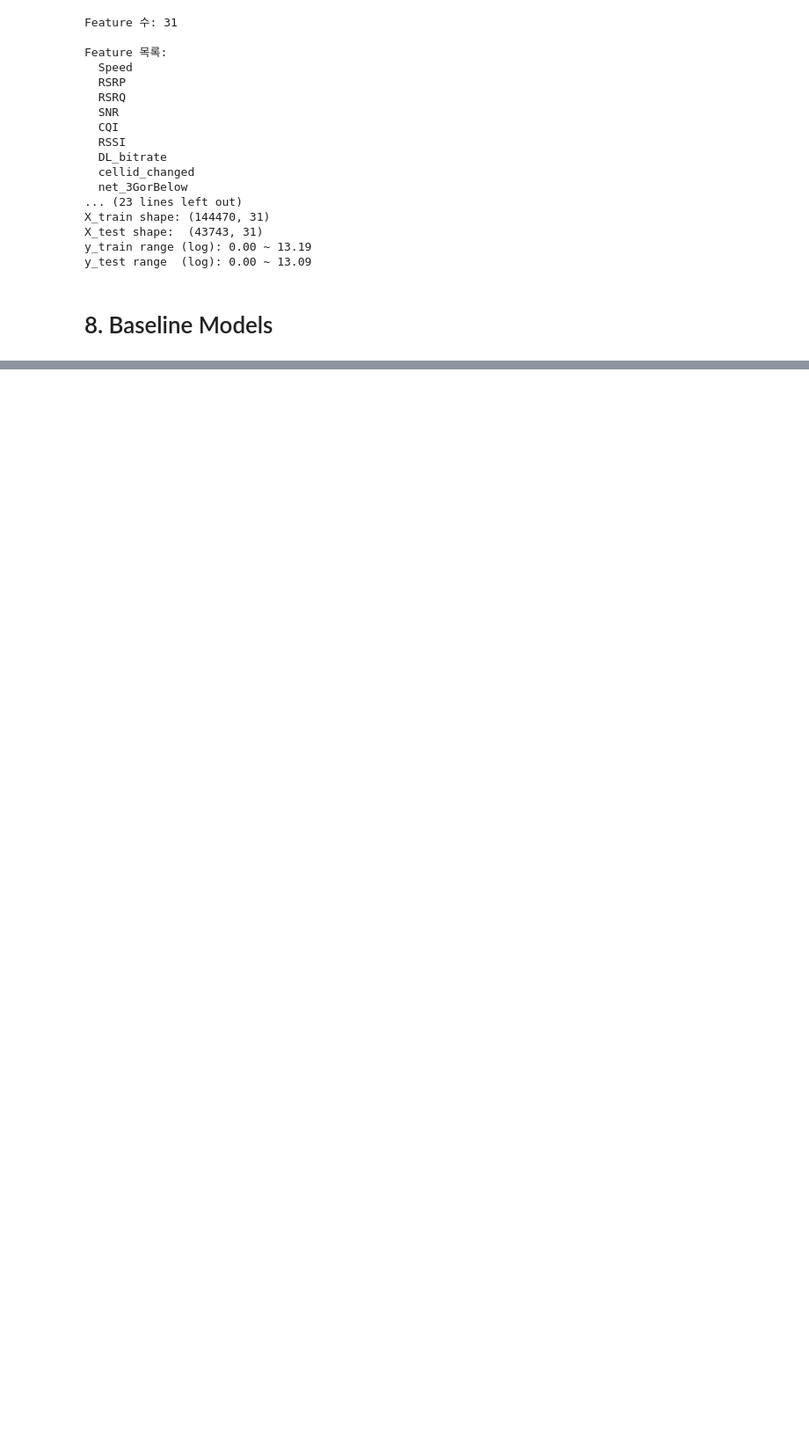
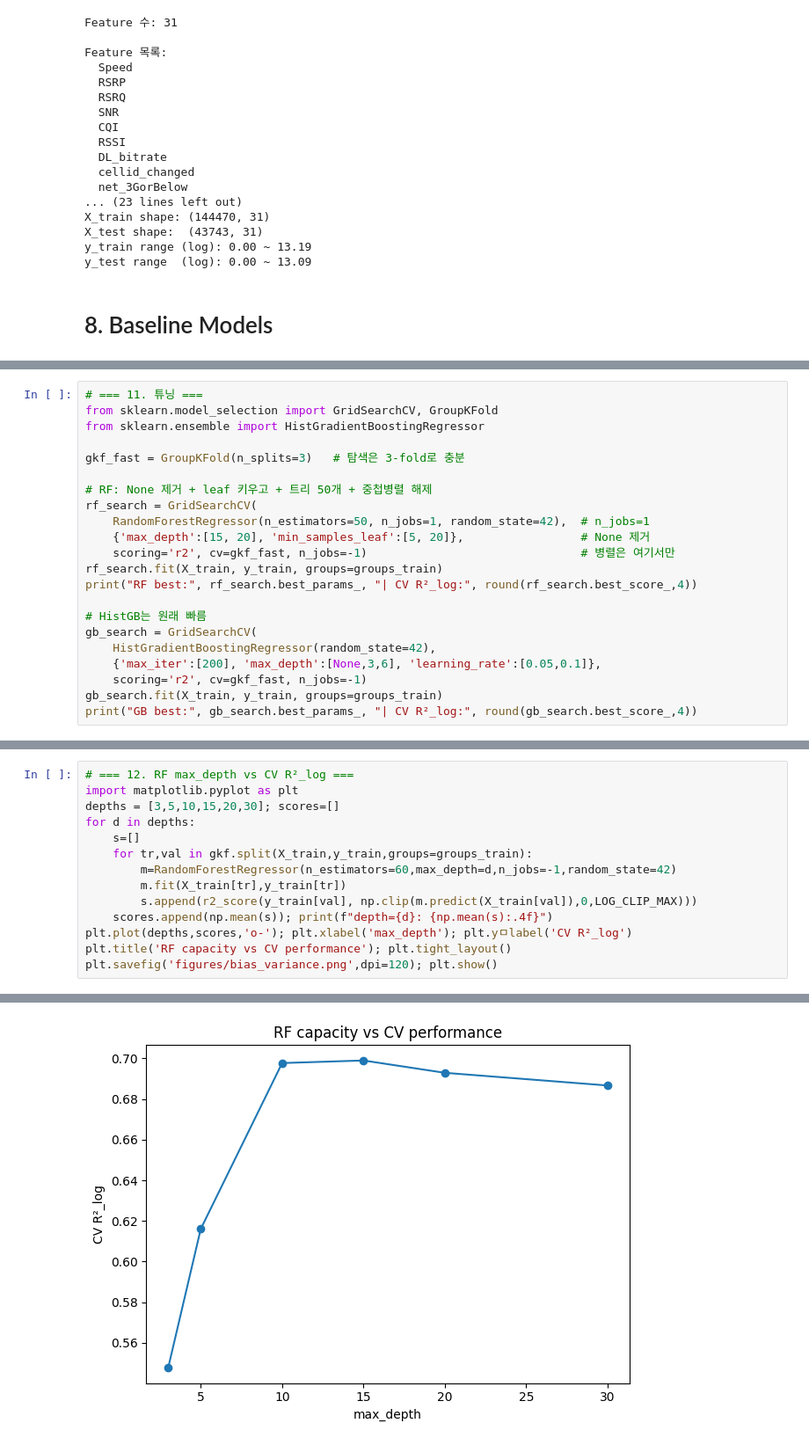
Before and after one commit to westiion/5g-throughput-prediction, a Jupyter notebook: 5g-throughput-prediction.ipynb, the cells around one changed output, grey strips where cells are left out. Shown at 88% size. Drawn from its saved outputs; the diff is of its cells as text; blank space fills up the shorter version.

```diff
--- a/5g-throughput-prediction.ipynb
+++ b/5g-throughput-prediction.ipynb
@@ -828,0 +709,22 @@ Persistence baseline 2.039675e+04  6839.445283    0.787939  4.119178 0.158447
+# %%
+# === 11. 튜닝 ===
+from sklearn.model_selection import GridSearchCV, GroupKFold
+from sklearn.ensemble import HistGradientBoostingRegressor
+
+gkf_fast = GroupKFold(n_splits=3)   # 탐색은 3-fold로 충분
+
+# RF: None 제거 + leaf 키우고 + 트리 50개 + 중첩병렬 해제
+rf_search = GridSearchCV(
+    RandomForestRegressor(n_estimators=50, n_jobs=1, random_state=42),  # n_jobs=1
+    {'max_depth':[15, 20], 'min_samples_leaf':[5, 20]},                 # None 제거
+    scoring='r2', cv=gkf_fast, n_jobs=-1)                               # 병렬은 여기서만
+rf_search.fit(X_train, y_train, groups=groups_train)
+print("RF best:", rf_search.best_params_, "| CV R²_log:", round(rf_search.best_score_,4))
+
+# HistGB는 원래 빠름
+gb_search = GridSearchCV(
+    HistGradientBoostingRegressor(random_state=42),
+    {'max_iter':[200], 'max_depth':[None,3,6], 'learning_rate':[0.05,0.1]},
+    scoring='r2', cv=gkf_fast, n_jobs=-1)
+gb_search.fit(X_train, y_train, groups=groups_train)
+print("GB best:", gb_search.best_params_, "| CV R²_log:", round(gb_search.best_score_,4))
@@ -828,0 +750,15 @@ Persistence baseline 2.039675e+04  6839.445283    0.787939  4.119178 0.158447
+# %%
+# === 12. RF max_depth vs CV R²_log ===
+import matplotlib.pyplot as plt
+depths = [3,5,10,15,20,30]; scores=[]
+for d in depths:
+    s=[]
+    for tr,val in gkf.split(X_train,y_train,groups=groups_train):
+        m=RandomForestRegressor(n_estimators=60,max_depth=d,n_jobs=-1,random_state=42)
+        m.fit(X_train[tr],y_train[tr])
+        s.append(r2_score(y_train[val], np.clip(m.predict(X_train[val]),0,LOG_CLIP_MAX)))
+    scores.append(np.mean(s)); print(f"depth={d}: {np.mean(s):.4f}")
+plt.plot(depths,scores,'o-'); plt.xlabel('max_depth'); plt.yㅁlabel('CV R²_log')
+plt.title('RF capacity vs CV performance'); plt.tight_layout()
+plt.savefig('figures/bias_variance.png',dpi=120); plt.show()
+# %% [output]
@@ -828,0 +771 @@ Persistence baseline 2.039675e+04  6839.445283    0.787939  4.119178 0.158447
+[figure, added]
```
Also changed, not shown: parts of 23 cells of this notebook.
